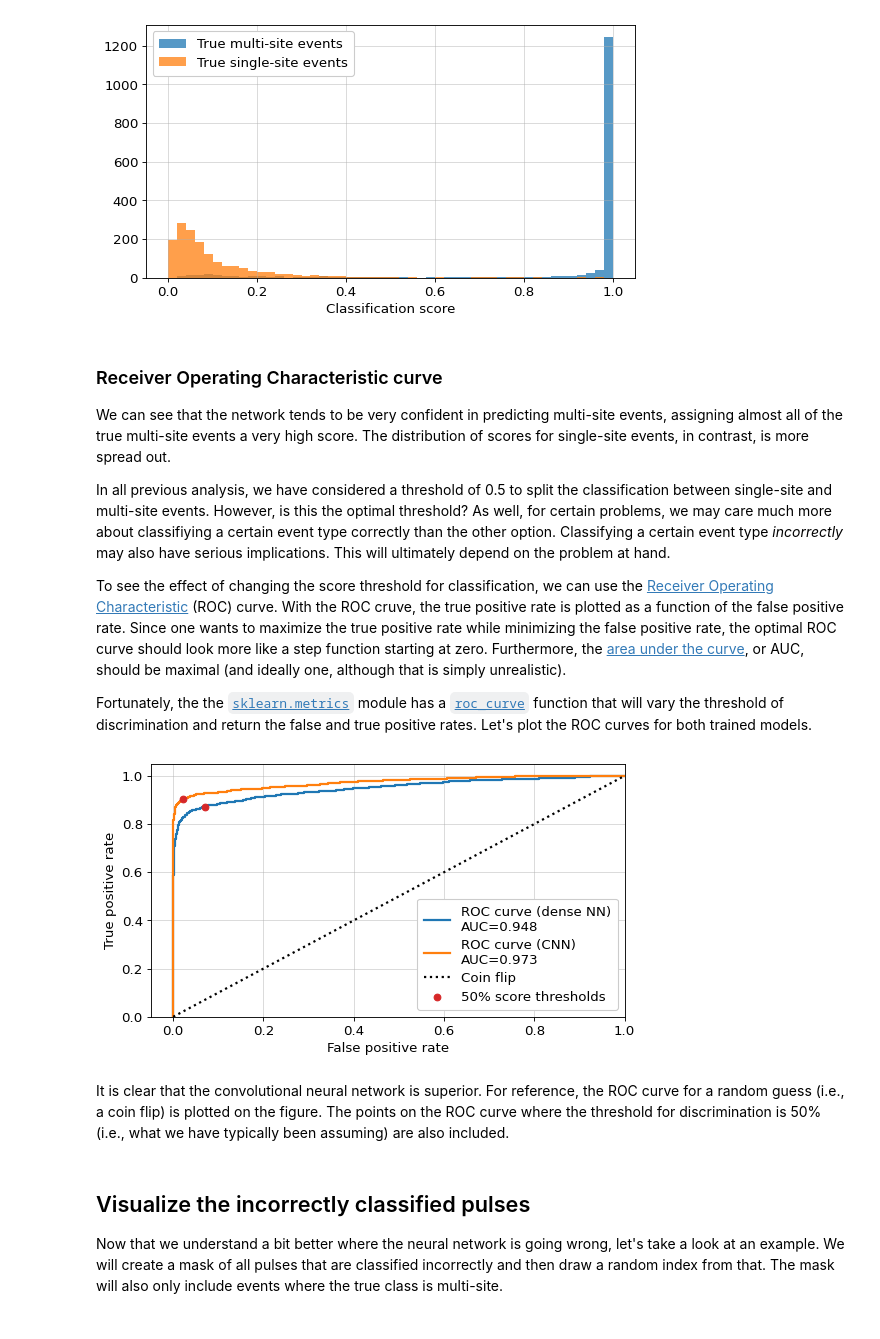
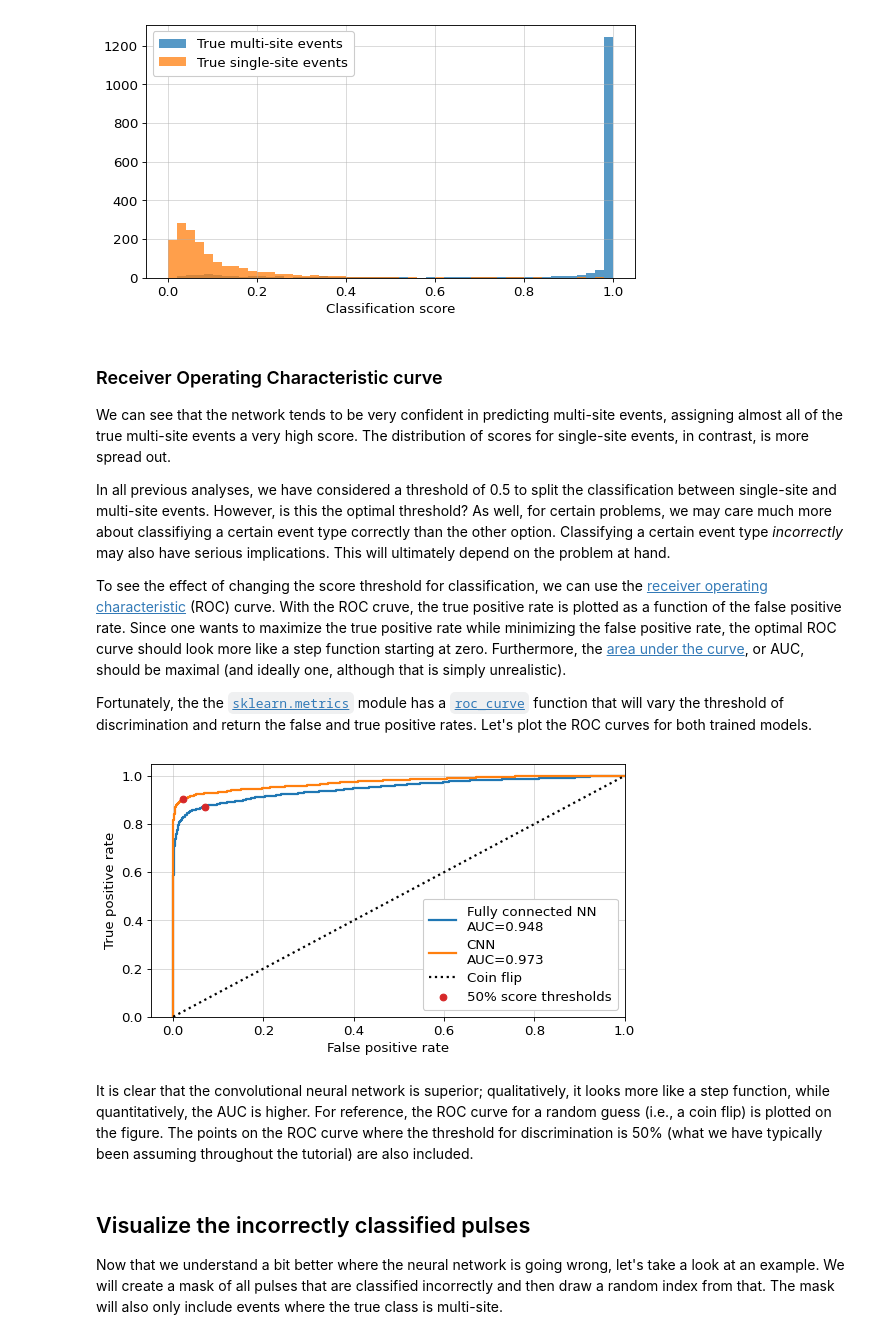
Before and after one commit to GePPCLab/NN-PSA-tutorial, a Jupyter notebook: notebooks/tutorial_classifier_analysis.ipynb, the cells around one changed output. Saved outputs shown, nothing was run; the diff lists cells and outputs as text; code cells hidden in the pictures.

Commit message:
Add links between notebooks. Fix various minor things in the text.

```diff
--- a/notebooks/tutorial_classifier_analysis.ipynb
+++ b/notebooks/tutorial_classifier_analysis.ipynb
@@ -523,9 +523,9 @@ plt.tight_layout()
 
 We can see that the network tends to be very confident in predicting multi-site events, assigning almost all of the true multi-site events a very high score. The distribution of scores for single-site events, in contrast, is more spread out.
 
-In all previous analysis, we have considered a threshold of 0.5 to split the classification between single-site and multi-site events. However, is this the optimal threshold? As well, for certain problems, we may care much more about classifiying a certain event type correctly than the other option. Classifying a certain event type *incorrectly* may also have serious implications. This will ultimately depend on the problem at hand.
+In all previous analyses, we have considered a threshold of 0.5 to split the classification between single-site and multi-site events. However, is this the optimal threshold? As well, for certain problems, we may care much more about classifiying a certain event type correctly than the other option. Classifying a certain event type *incorrectly* may also have serious implications. This will ultimately depend on the problem at hand.
 
-To see the effect of changing the score threshold for classification, we can use the [Receiver Operating Characteristic](https://en.wikipedia.org/wiki/Receiver_operating_characteristic) (ROC) curve. With the ROC cruve, the true positive rate is plotted as a function of the false positive rate. Since one wants to maximize the true positive rate while minimizing the false positive rate, the optimal ROC curve should look more like a step function starting at zero. Furthermore, the [area under the curve](https://en.wikipedia.org/wiki/Receiver_operating_characteristic#Probabilistic_interpretation), or AUC, should be maximal (and ideally one, although that is simply unrealistic).
+To see the effect of changing the score threshold for classification, we can use the [receiver operating characteristic](https://en.wikipedia.org/wiki/Receiver_operating_characteristic) (ROC) curve. With the ROC cruve, the true positive rate is plotted as a function of the false positive rate. Since one wants to maximize the true positive rate while minimizing the false positive rate, the optimal ROC curve should look more like a step function starting at zero. Furthermore, the [area under the curve](https://en.wikipedia.org/wiki/Receiver_operating_characteristic#Probabilistic_interpretation), or AUC, should be maximal (and ideally one, although that is simply unrealistic).
 
 Fortunately, the the [`sklearn.metrics`](https://scikit-learn.org/1.1/modules/classes.html#module-sklearn.metrics) module has a [`roc_curve`](https://scikit-learn.org/1.1/modules/generated/sklearn.metrics.roc_curve.html#sklearn.metrics.roc_curve) function that will vary the threshold of discrimination and return the false and true positive rates. Let's plot the ROC curves for both trained models.
 # %%
@@ -541,25 +541,29 @@ index_half_cnn = np.argmin(np.abs(thres_cnn - 0.5))
 # %%
 plt.plot(fpr_dense, tpr_dense,
-         label=f"ROC curve (dense NN)\nAUC={auc_dense:.3f}")
+         label=f"Fully connected NN\nAUC={auc_dense:.3f}")
 plt.plot(fpr_cnn, tpr_cnn,
-         label=f"ROC curve (CNN)\nAUC={auc_cnn:.3f}")
+         label=f"CNN\nAUC={auc_cnn:.3f}")
 plt.plot([0, 1], [0, 1], color='k', linestyle=":", label="Coin flip")
 plt.scatter(fpr_dense[index_half_dense], tpr_dense[index_half_dense], color='tab:red', zorder=101,
             label="50% score thresholds")
 plt.scatter(fpr_cnn[index_half_cnn], tpr_cnn[index_half_cnn], color='tab:red', zorder=101)
 
 plt.xlim([-0.05, 1])
 plt.ylim([0, 1.05])
 
 plt.xlabel("False positive rate")
 plt.ylabel("True positive rate")
 
+# Try plotting this figure with a logarithmic x- and/or y-axis.
+#plt.xscale("log")
+#plt.yscale("log")
+
 plt.legend()
 plt.tight_layout()
 # %% [output]
-[figure, old version]
+[figure, new version]
 # %% [markdown]
-It is clear that the convolutional neural network is superior. For reference, the ROC curve for a random guess (i.e., a coin flip) is plotted on the figure. The points on the ROC curve where the threshold for discrimination is 50% (i.e., what we have typically been assuming) are also included.
+It is clear that the convolutional neural network is superior; qualitatively, it looks more like a step function, while quantitatively, the AUC is higher. For reference, the ROC curve for a random guess (i.e., a coin flip) is plotted on the figure. The points on the ROC curve where the threshold for discrimination is 50% (what we have typically been assuming throughout the tutorial) are also included.
 # %% [markdown]
 ## Visualize the incorrectly classified pulses
 
```
Also changed, not shown: parts of 11 cells of this notebook, 1 other file.
